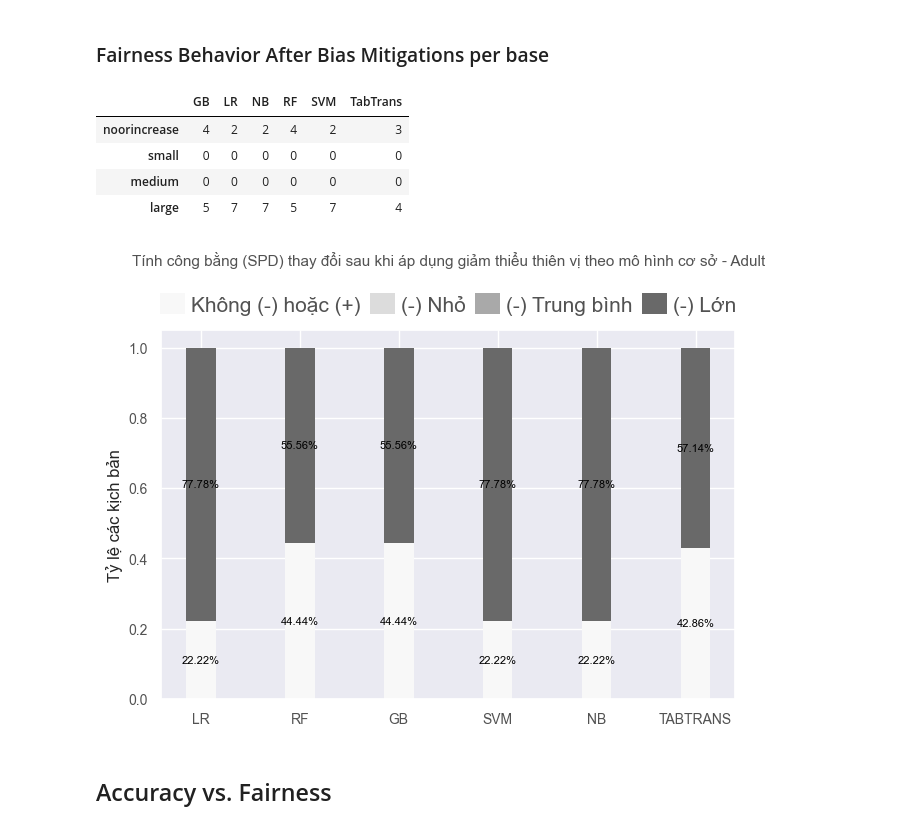
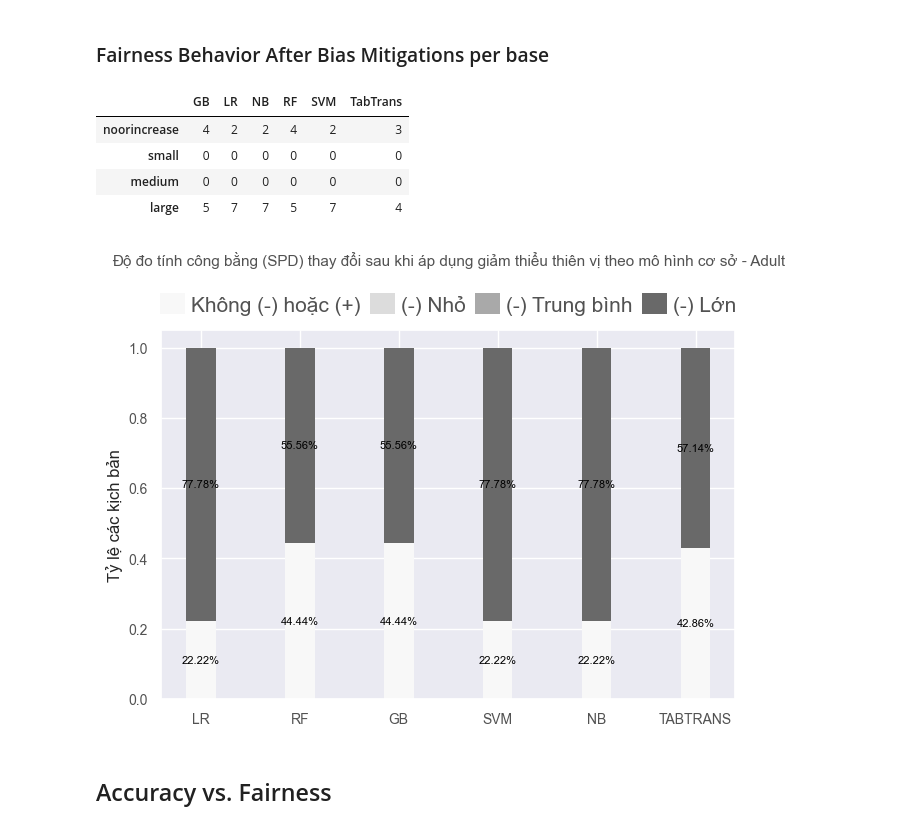
Before and after one commit to pknguyen2704/FairGridSearch_Experiment, a Jupyter notebook: model/Analysis_Adult.ipynb, the cells around one changed output. Cells and saved outputs as stored; diff of their text form; code cells hidden in the pictures.

```diff
--- a/model/Analysis_Adult.ipynb
+++ b/model/Analysis_Adult.ipynb
@@ -284,17 +284,17 @@ plot_behaviour_analysis(diff_degree, data_name, category='bm',
 # %%
 abs_avg_fairness_metrics = ['abs_'+ele for ele in avg_fairness_metrics]
 diff_degree = behaviour_analysis(data=results_all_converted, metric_list=[FAIR_METRIC], category='base')
 display(pd.DataFrame(diff_degree))
 plot_behaviour_analysis(diff_degree, data_name, category='base',
-                        caption='Tính công bằng (%s) thay đổi sau khi áp dụng giảm thiểu thiên vị theo mô hình cơ sở - {}'%(FAIR_METRIC.split('_')[2].upper()),
+                        caption='Độ đo tính công bằng (%s) thay đổi sau khi áp dụng giảm thiểu thiên vị theo mô hình cơ sở - {}'%(FAIR_METRIC.split('_')[2].upper()),
                         figsize=(8, 6))
 # %% [output]
 |  | GB | LR | NB | RF | SVM | TabTrans |
 | noorincrease | 4 | 2 | 2 | 4 | 2 | 3 |
 | small | 0 | 0 | 0 | 0 | 0 | 0 |
 | medium | 0 | 0 | 0 | 0 | 0 | 0 |
 | large | 5 | 7 | 7 | 5 | 7 | 4 |
-[figure, old version]
+[figure, new version]
 # %% [markdown]
 ## Accuracy vs. Fairness
 # %% [markdown]
```
Also changed, not shown: 14 other files.
